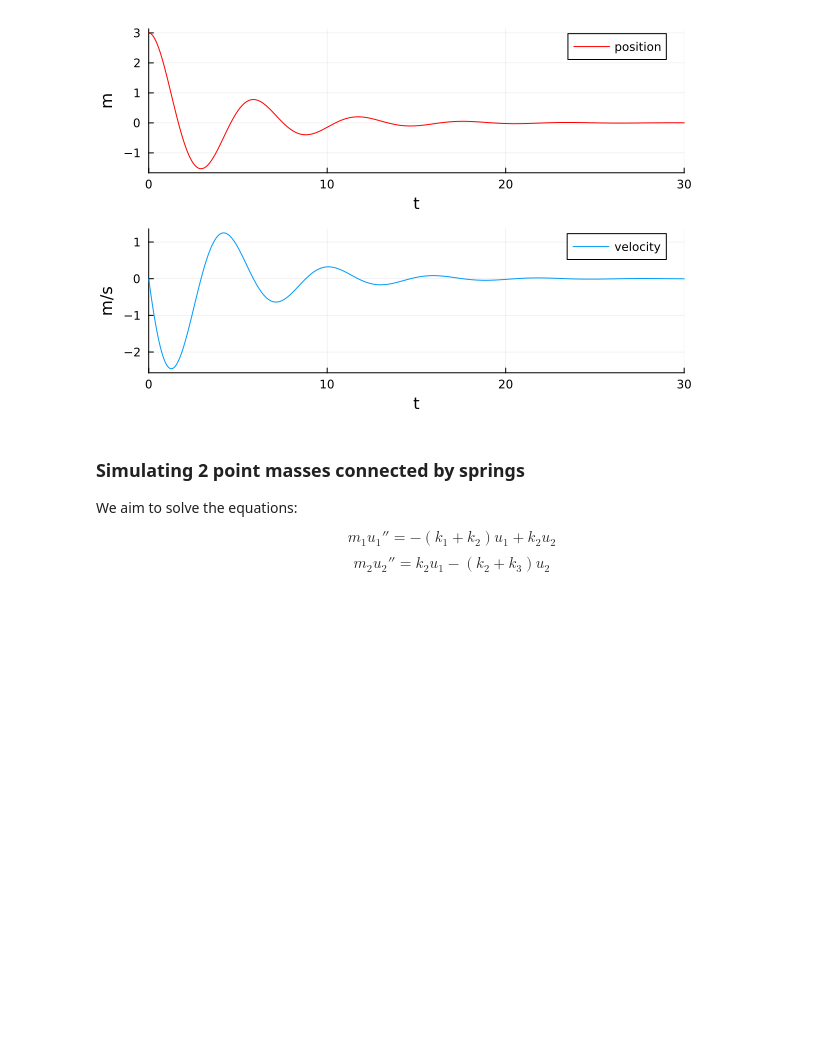
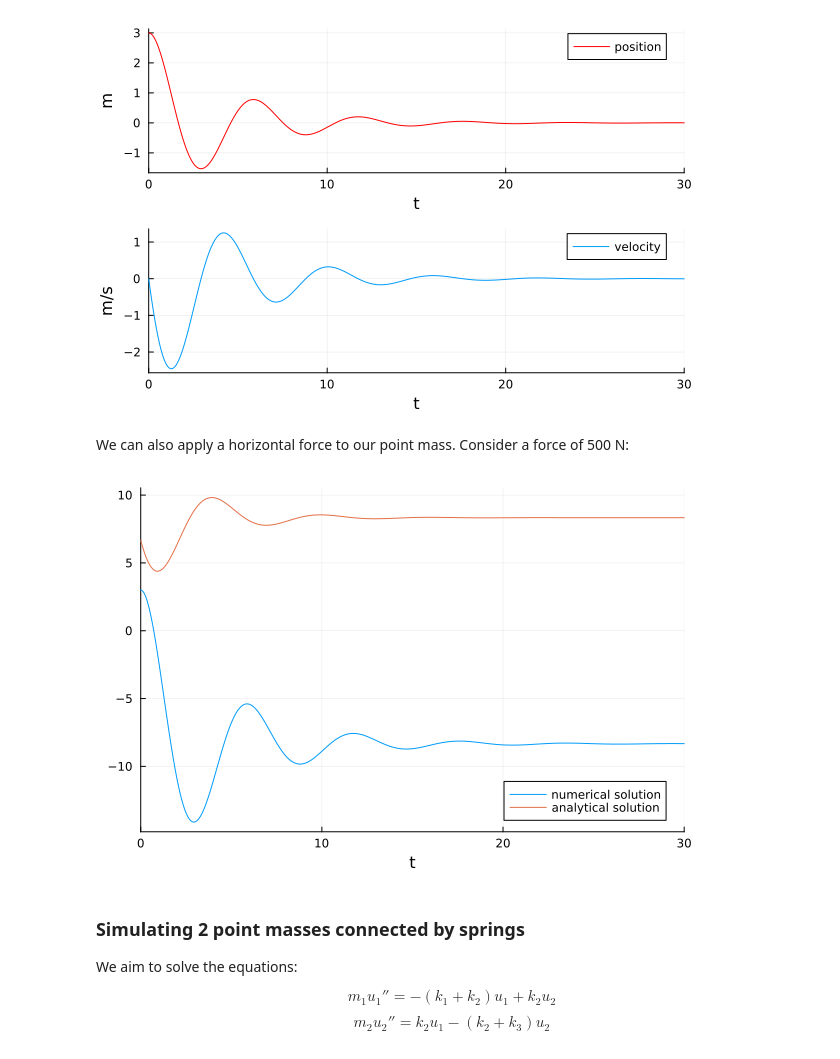
Before and after one commit to tdrAndrei/BusDoor_modeling2023, a Jupyter notebook: src/PointMassSystem.ipynb, the cells around one changed output. Drawn from its saved outputs; the diff is of its cells as text; code cells hidden in the pictures; blank space fills up the shorter version.

```diff
--- a/src/PointMassSystem.ipynb
+++ b/src/PointMassSystem.ipynb
@@ -31,6 +31,25 @@ plot(p1, p2, layout=(2, 1))
 # %% [output]
 WARNING: replacing module PointMass.
 [figure]
+# %% [markdown]
+We can also apply a horizontal force to our point mass. Consider a force of 500 N:
+# %%
+p = PointMass.One_PointmassProblem(
+    m = 50,
+    γ=23.0,
+    k=60.0,
+    v0=0.0,
+    x0=3.0,
+    F=500.0
+)
+
+sol_n = PointMass.single_dof_numerical(p, (0, 30))
+sol_a = PointMass.single_dof_damped_force(p)
+
+plot(sol_n, vars=2, label="numerical solution")
+plot!(sol_a, label="analytical solution")
+# %% [output]
+[figure, added]
 # %% [markdown]
 ### Simulating 2 point masses connected by springs
 
```
Also changed, not shown: parts of 6 cells of this notebook.
